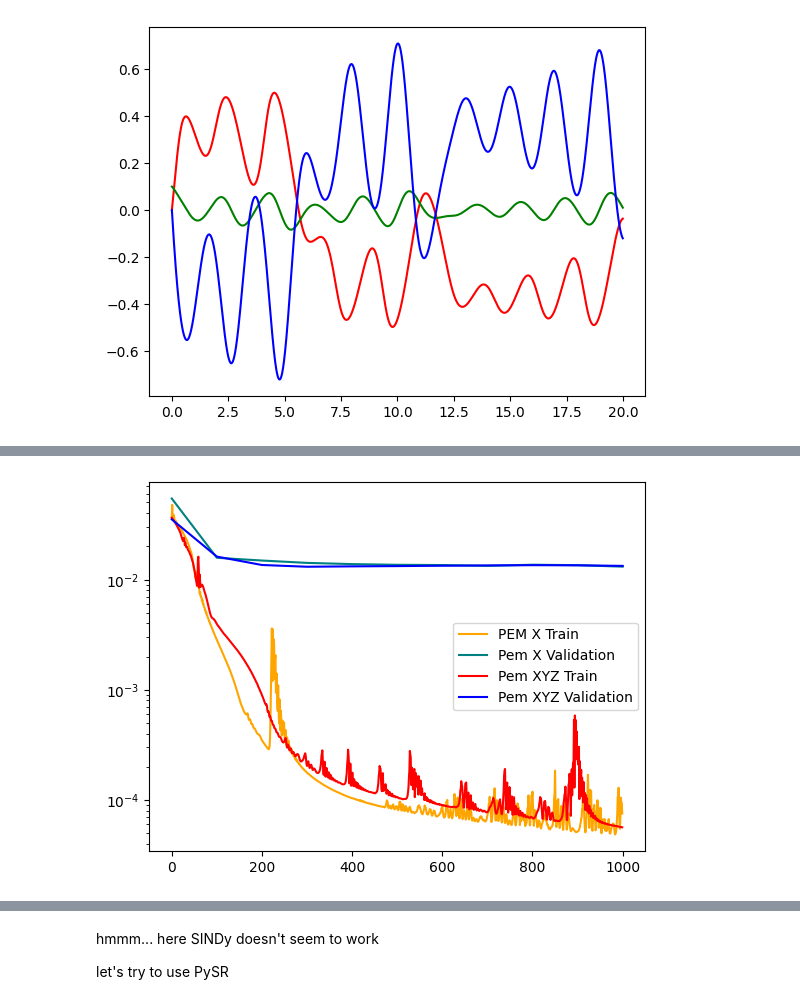
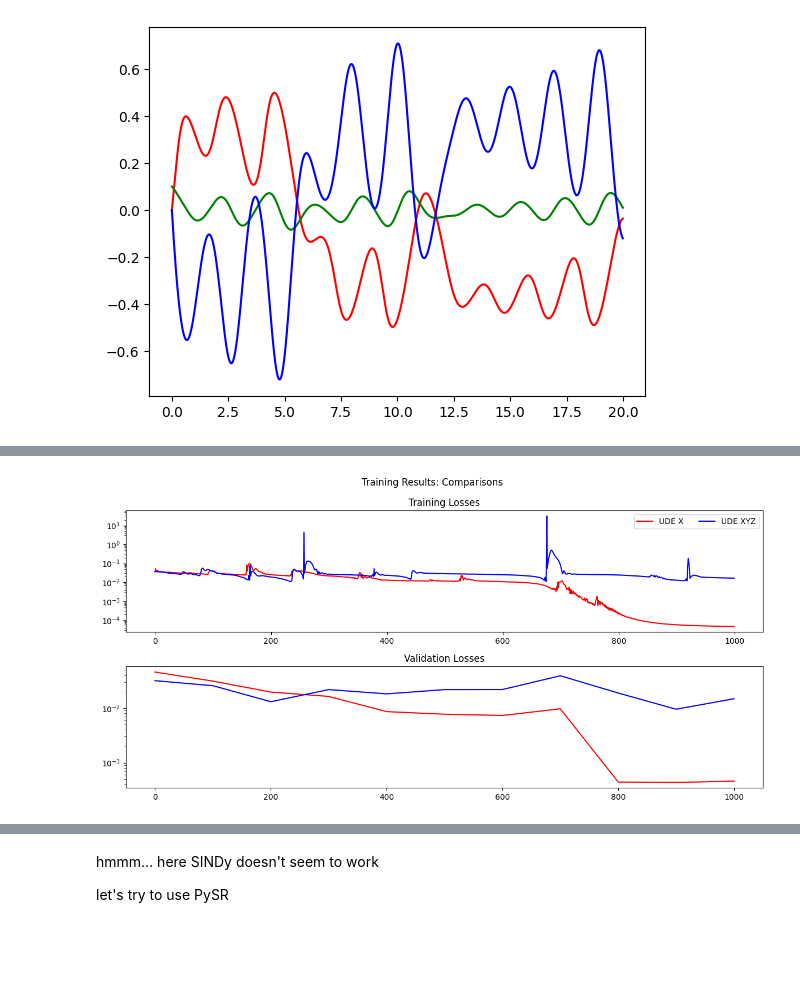
Before and after one commit to OdinMeng/Hybridizing-DeepLearning-and-ClassicalMathematicalModeling, a Jupyter notebook: code/31_4_chua_circuit_jax_part2.ipynb, the cells around one changed output, grey strips where cells are left out. Cells and saved outputs as stored; diff of their text form; code cells hidden in the pictures; blank space fills up the shorter version.

```diff
--- a/code/31_4_chua_circuit_jax_part2.ipynb
+++ b/code/31_4_chua_circuit_jax_part2.ipynb
@@ -257,7 +263,12 @@ def train_step(model, opt_state, x0, x_true, ts, optimizer):
 key = jr.PRNGKey(0)
 linear_interp = LinearInterpolator(t_train, x_train)
 linear_interp_jit = eqx.filter_jit(linear_interp)
-ude_pem = ChuaUdeX_PEM(ALPHA, BETA, GAMMA, [0.3, 0.1, 0.1],linear_interp_jit, key)
+
+linear_interp_val = LinearInterpolator(t_val, x_val)
+linear_interp_jit_val = eqx.filter_jit(linear_interp_val)
+
+
+ude_pem = ChuaUdeX_PEM(ALPHA, BETA, GAMMA, [0.3, 0.1, 0.1], key)
 
 # Train UDE PEM
 
@@ -270,14 +281,14 @@ train_losses_pem = []
 val_losses_pem = []
 
 for i in range(0, n_epochs):
-    ude_pem, opt_state, loss = train_step(ude_pem, opt_state, x_train[0], x_train, t_train, optimizer)
+    ude_pem, opt_state, loss = train_step_pem(ude_pem, opt_state, x_train[0], x_train, t_train, optimizer, linear_interp_jit)
 
     val_loss = None
 
     train_losses_pem.append(loss)
 
     if i % 100 == 0 or i==n_epochs-1:
-        val_loss = loss_fn(ude_pem, x_val[0], x_val, t_val)[0]
+        val_loss = loss_fn_pem(ude_pem, x_val[0], x_val, t_val, linear_interp_jit_val)[0]
         val_losses_pem.append(val_loss)
 
     if val_loss is None:
@@ -306,8 +317,6 @@ for i in range(0, n_epochs):
 # %%
 key = jr.PRNGKey(0)
-linear_interp = LinearInterpolator(t_train, x_train)
-linear_interp_jit = eqx.filter_jit(linear_interp)
-ude_pem_XYZ = ChuaUdeXYZ_PEM(ALPHA, BETA, GAMMA, [0.3, 0.1, 0.1],linear_interp_jit, key)
+ude_pem_XYZ = ChuaUdeXYZ_PEM(ALPHA, BETA, GAMMA, [0.3, 0.1, 0.1], key)
 
 # Train UDE PEM
 
@@ -320,14 +329,14 @@ train_losses_pem_XYZ = []
 val_losses_pem_XYZ = []
 
 for i in range(0, n_epochs):
-    ude_pem_XYZ, opt_state, loss = train_step(ude_pem_XYZ, opt_state, x_train[0], x_train, t_train, optimizer)
+    ude_pem_XYZ, opt_state, loss = train_step_pem(ude_pem_XYZ, opt_state, x_train[0], x_train, t_train, optimizer, linear_interp_jit)
 
     val_loss = None
 
     train_losses_pem_XYZ.append(loss)
 
     if i % 100 == 0 or i==n_epochs-1:
-        val_loss = loss_fn(ude_pem_XYZ, x_val[0], x_val, t_val)[0]
+        val_loss = loss_fn_pem(ude_pem_XYZ, x_val[0], x_val, t_val, linear_interp_jit_val)[0]
         val_losses_pem_XYZ.append(val_loss)
 
     if val_loss is None:
@@ -356,14 +365,30 @@ for i in range(0, n_epochs):
-# %%
-plt.semilogy(range(0, len(train_losses_pem)), train_losses_pem, color='orange', label="PEM X Train")
-plt.semilogy(100*jnp.array(range(len(val_losses_pem))), val_losses_pem, color='teal', label="Pem X Validation")
-
-plt.semilogy(range(0, len(train_losses_pem)), train_losses_pem_XYZ, color='red', label="Pem XYZ Train")
-plt.semilogy(100*jnp.array(range(len(val_losses_pem))), val_losses_pem_XYZ, color='blue', label="Pem XYZ Validation")
-
-plt.legend()
-plt.show()
-# %% [output]
-[figure, removed]
+# %%
+fig, axes = plt.subplots(2, 1, figsize=(12, 6))
+
+
+plt.sca(axes[1])
+plt.title("Validation Losses")
+
+plt.semilogy(100*jnp.array(range(len(val_losses_pem))), val_losses_pem, color='r')
+plt.semilogy(100*jnp.array(range(len(val_losses_pem))), val_losses_pem_XYZ, color='b')
+
+plt.sca(axes[0])
+
+plt.title("Training Losses")
+plt.semilogy(range(0, len(train_losses_pem)), train_losses_pem, color='r')
+plt.semilogy(train_losses_pem_XYZ, color='b')
+
+
+plt.plot([], [], color='r', label="UDE X")
+plt.plot([], [], color='b', label="UDE XYZ")
+
+plt.legend(ncol=2)
+
+plt.suptitle("Training Results: Comparisons")
+plt.tight_layout()
+plt.show()
+# %% [output]
+[figure, added]
 # %%
 # save model
 eqx.tree_serialise_leaves("./models_weights/31_4_ude_pem_x__jax.eqx", ude_pem)
```
Also changed, not shown: parts of 28 cells of this notebook, 56 other files.
